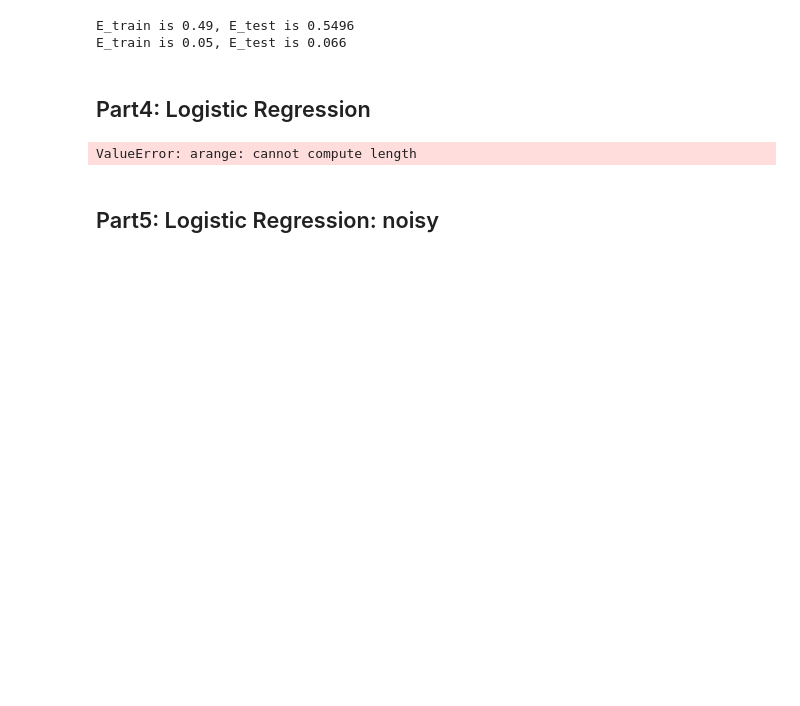
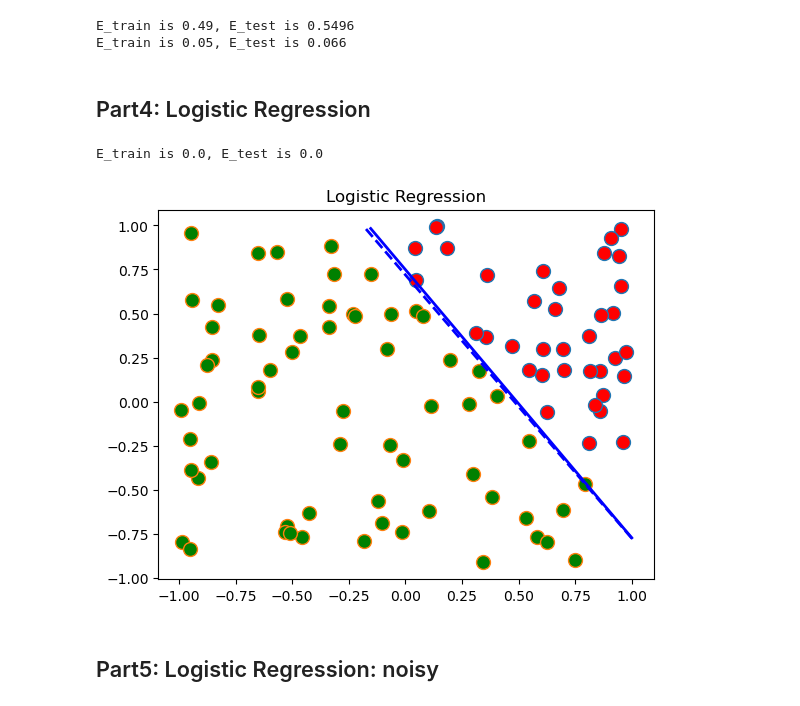
Before and after one commit to wander716/AI_summerterm, a Jupyter notebook: lab3/part3_linear_models/run.ipynb, the cells around one changed output. Drawn from its saved outputs; the diff is of its cells as text; code cells hidden in the pictures; blank space fills up the shorter version.

```diff
--- a/lab3/part3_linear_models/run.ipynb
+++ b/lab3/part3_linear_models/run.ipynb
@@ -126,23 +126,38 @@ E_train is 0.05, E_test is 0.066
 # %% [markdown]
 ## Part4: Logistic Regression
 # %%
-from logistic import logistic
+from logistic import logistic, sigmoid
 
 # Since logistic regression outputs 0/1, we should adjust the label y.
 nRep = 100; # number of replicates
 nTrain = 100; # number of training data
 
+
 for i in range(nRep):
     X, y, w_f = mkdata(nTrain)
-    w_g = logistic(X, y)
+    y_train = (y + 1) // 2
+    w_g = logistic(X, y_train)
+
+    X_test = X[:, nTrain-19:]
+    y_test = y[:, nTrain-19:]
+
     #TODO
     # Compute training, testing error
+    proba = sigmoid(w_g.T @ np.vstack((np.ones((1, X.shape[1])), X)))
+    y_pred = (proba > 0.5).astype(int).T
+    E_train = np.mean(y_train.T != y_pred)
 
-# print('E_train is {}, E_test is {}'.format(E_train, E_test))
+    proba_test = sigmoid(w_g.T @ np.vstack((np.ones((1, X_test.shape[1])), X_test)))
+    y_test_pred = (proba_test > 0.5).astype(int).T
+    y_test_true = (y_test + 1) // 2
+    E_test = np.mean(y_test_true.T != y_test_pred)
 
-plotdata(X, y, w_f, w_g, 'Logistic Regression')
+print('E_train is {}, E_test is {}'.format(E_train, E_test))
+
+plotdata(X, 2*y_train - 1, w_f, w_g, 'Logistic Regression')
 # %% [output]
-ValueError: arange: cannot compute length
+E_train is 0.0, E_test is 0.0
+[figure, added]
 # %% [markdown]
 ## Part5: Logistic Regression: noisy
 # %%
```
Also changed, not shown: parts of 4 cells of this notebook, 18 other files.
